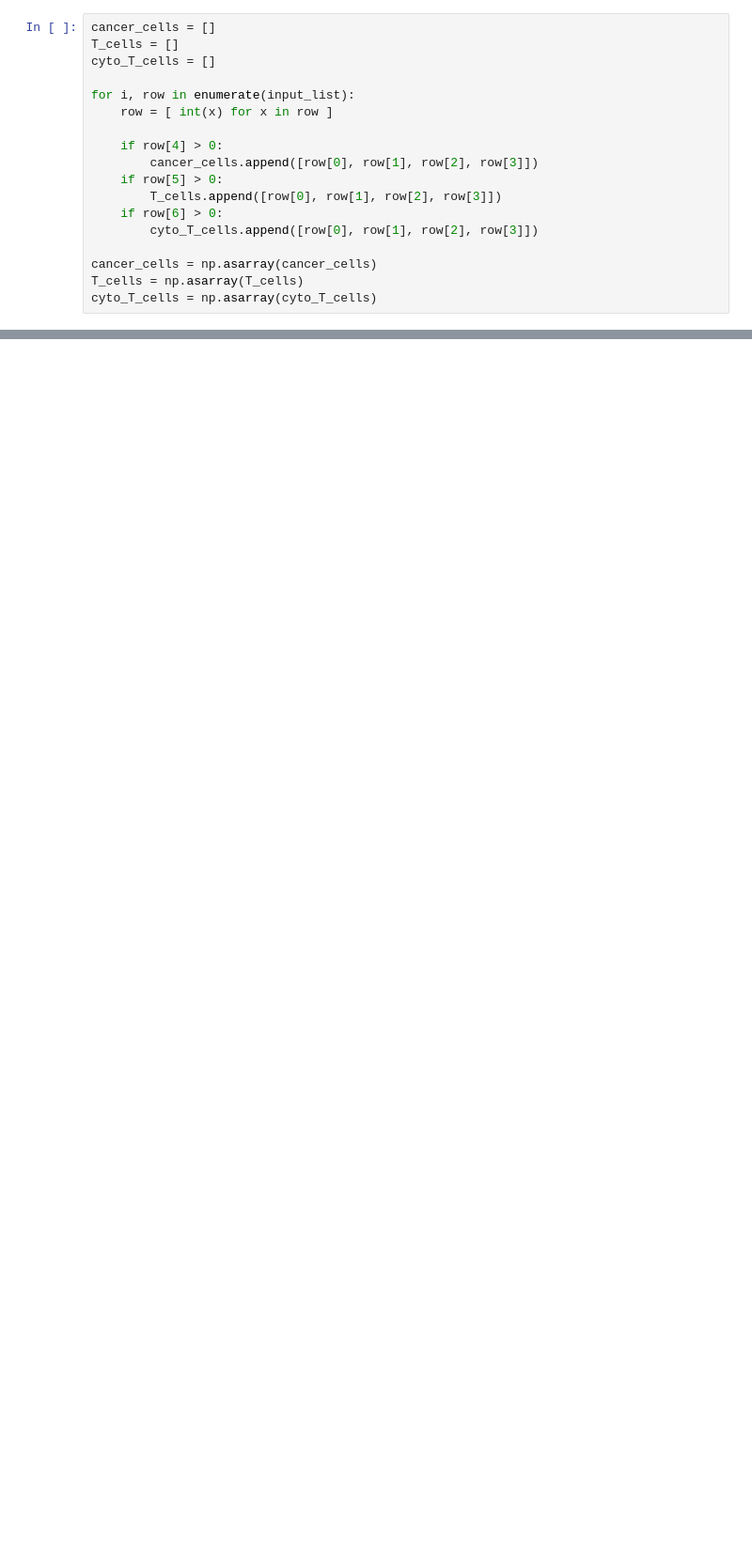
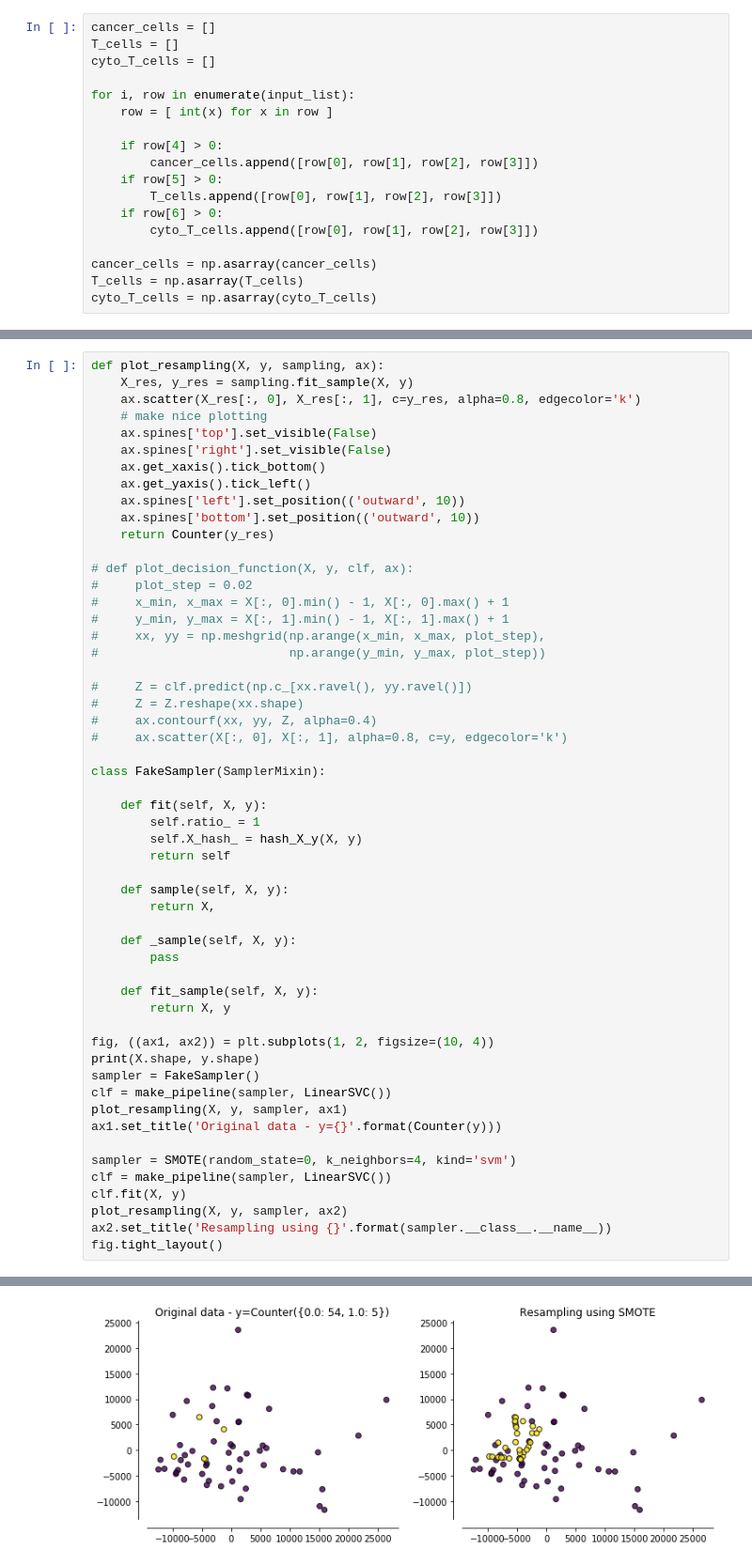
Before and after one commit to danielsoutar/CS4098, a Jupyter notebook: Notebook.ipynb, the cells around one changed output, grey strips where cells are left out. Shown at 94% size. Drawn from its saved outputs; the diff is of its cells as text; blank space fills up the shorter version.

```diff
--- a/Notebook.ipynb
+++ b/Notebook.ipynb
@@ -439,0 +483,55 @@ for cell1, cell2, tile1, tile2 in zip(expected_cells, actual_cells, expected_til
+# %%
+def plot_resampling(X, y, sampling, ax):
+    X_res, y_res = sampling.fit_sample(X, y)
+    ax.scatter(X_res[:, 0], X_res[:, 1], c=y_res, alpha=0.8, edgecolor='k')
+    # make nice plotting
+    ax.spines['top'].set_visible(False)
+    ax.spines['right'].set_visible(False)
+    ax.get_xaxis().tick_bottom()
+    ax.get_yaxis().tick_left()
+    ax.spines['left'].set_position(('outward', 10))
+    ax.spines['bottom'].set_position(('outward', 10))
+    return Counter(y_res)
+
+# def plot_decision_function(X, y, clf, ax):
+#     plot_step = 0.02
+#     x_min, x_max = X[:, 0].min() - 1, X[:, 0].max() + 1
+#     y_min, y_max = X[:, 1].min() - 1, X[:, 1].max() + 1
+#     xx, yy = np.meshgrid(np.arange(x_min, x_max, plot_step),
+#                          np.arange(y_min, y_max, plot_step))
+
+#     Z = clf.predict(np.c_[xx.ravel(), yy.ravel()])
+#     Z = Z.reshape(xx.shape)
+#     ax.contourf(xx, yy, Z, alpha=0.4)
+#     ax.scatter(X[:, 0], X[:, 1], alpha=0.8, c=y, edgecolor='k')
+
+class FakeSampler(SamplerMixin):
+
+    def fit(self, X, y):
+        self.ratio_ = 1
+        self.X_hash_ = hash_X_y(X, y)
+        return self
+
+    def sample(self, X, y):
+        return X,
+
+    def _sample(self, X, y):
+        pass
+
+    def fit_sample(self, X, y):
+        return X, y
+
+fig, ((ax1, ax2)) = plt.subplots(1, 2, figsize=(10, 4))
+print(X.shape, y.shape)
+sampler = FakeSampler()
+clf = make_pipeline(sampler, LinearSVC())
+plot_resampling(X, y, sampler, ax1)
+ax1.set_title('Original data - y={}'.format(Counter(y)))
+
+sampler = SMOTE(random_state=0, k_neighbors=4, kind='svm')
+clf = make_pipeline(sampler, LinearSVC())
+clf.fit(X, y)
+plot_resampling(X, y, sampler, ax2)
+ax2.set_title('Resampling using {}'.format(sampler.__class__.__name__))
+fig.tight_layout()
+# %% [output]
@@ -439,0 +539 @@ for cell1, cell2, tile1, tile2 in zip(expected_cells, actual_cells, expected_til
+[figure, added]
```
Also changed, not shown: parts of 31 cells of this notebook, 5 other files.
